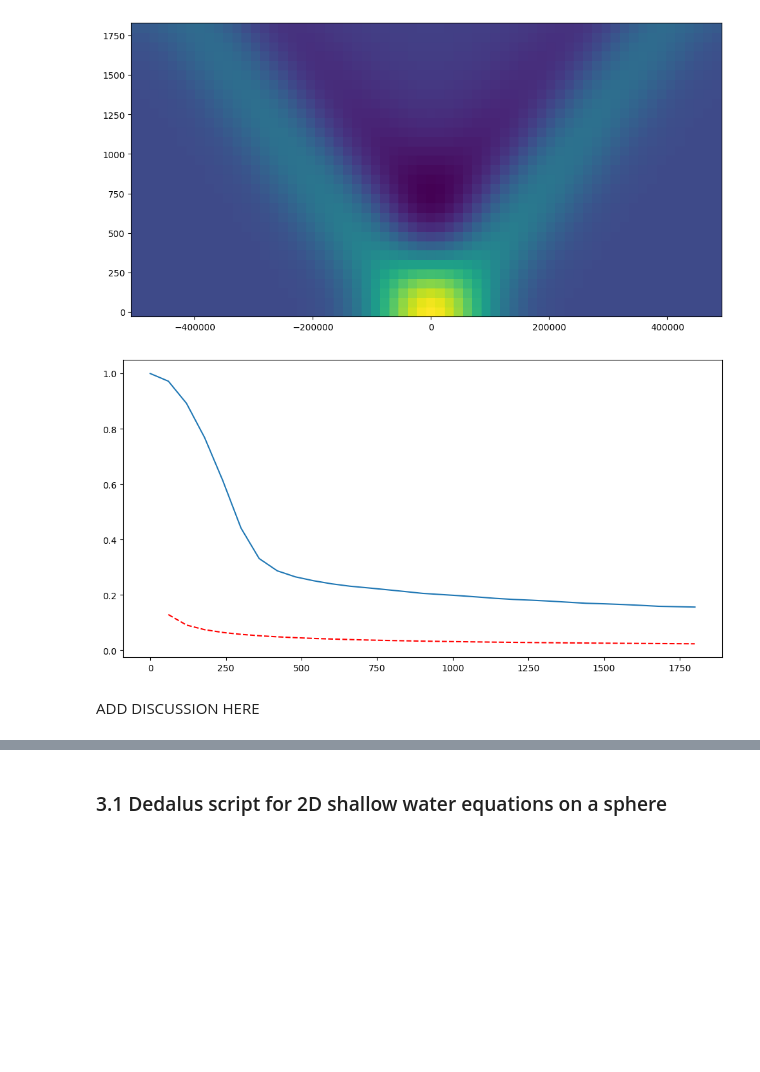
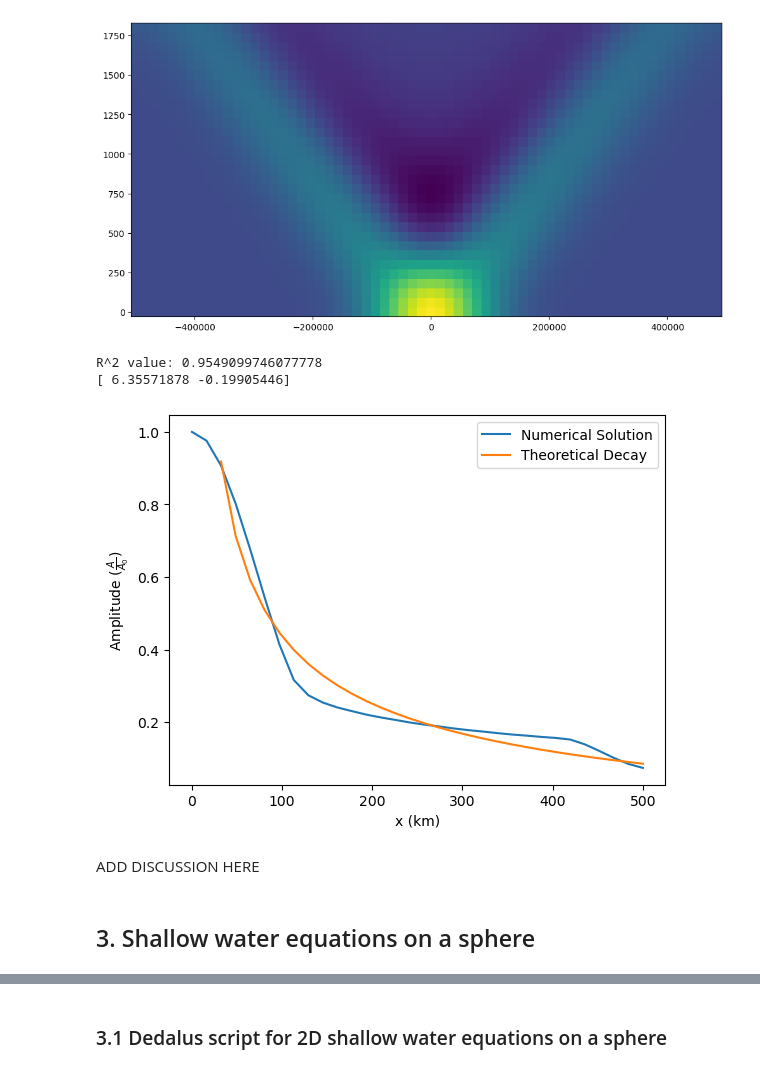
Before and after one commit to maxcharvey/QCES_LNM_projects, a Jupyter notebook: Project3_tsunami.ipynb, the cells around one changed output, grey strips where cells are left out. Cells and saved outputs as stored; diff of their text form; code cells hidden in the pictures; blank space fills up the shorter version.

```diff
--- a/Project3_tsunami.ipynb
+++ b/Project3_tsunami.ipynb
@@ -445,18 +449,48 @@ plt.pcolor(x_1D, t_save, h_xslice)
 plt.show()
 # %% [output]
 [figure]
-# %%
-# We want to actually look at the amplitude of the
-
-h_xslice_half = h_save[:,Nx//2:,Ny//2]
-max_values = np.max(h_xslice_half, axis=1)
-
-fig = plt.subplots(figsize=(12,6))
-plt.plot(t_save, max_values)
-plt.plot(t_save, 1/np.sqrt(t_save), 'r--')
-plt.show()
-# %% [output]
-[figure, removed]
+# %%
+# We want to actually look at the amplitude of the
+from scipy.optimize import curve_fit
+
+# First let's isolate the horizontal slice at y=0 (The wave is circularly symmetric so we can just look in one direction)
+h_xslice_half = h_save[:,Nx//2:,Ny//2]
+
+# We want to find the maximum value of the wave at each time step
+max_values = np.max(h_xslice_half, axis=0)
+
+# Need to redefine an x array to plot with:
+x_plotting = np.linspace(0.1, 500, 32)
+
+x_plotting_fit = x_plotting[2:]  # Slice to exclude the first 7 points
+max_values_fit = max_values[2:]  # Slice to exclude the first 7 points
+
+def theoretical_decay(x, A_0, B_0):
+    return A_0 * x**(-1/2) + B_0
+
+popt, pcov = curve_fit(theoretical_decay, x_plotting_fit, max_values_fit, maxfev=10000)
+
+fig, ax = plt.subplots()
+ax.plot(x_plotting, max_values, label="Numerical Solution")
+ax.plot(x_plotting_fit, theoretical_decay(x_plotting_fit, *popt), label="Theoretical Decay")
+
+# Let's also get a R^2 value for this fit to see how well it fits
+residuals = max_values_fit - theoretical_decay(x_plotting_fit, *popt)
+ss_res = np.sum(residuals**2)
+ss_tot = np.sum((max_values_fit - np.mean(max_values_fit))**2)
+r_squared = 1 - (ss_res / ss_tot)
+print(f"R^2 value: {r_squared}")
+
+ax.set_xlabel("x (km)")
+ax.set_ylabel("Amplitude $(\\frac{A}{A_0})$")
+ax.legend()
+print(popt)
+# %% [output]
+R^2 value: 0.9549099746077778
+[ 6.35571878 -0.19905446]
+[figure, added]
 # %% [markdown]
 ADD DISCUSSION HERE
+# %% [markdown]
+## 3. Shallow water equations on a sphere
 # %% [markdown]
```
Also changed, not shown: parts of 26 cells of this notebook, 2 other files.
